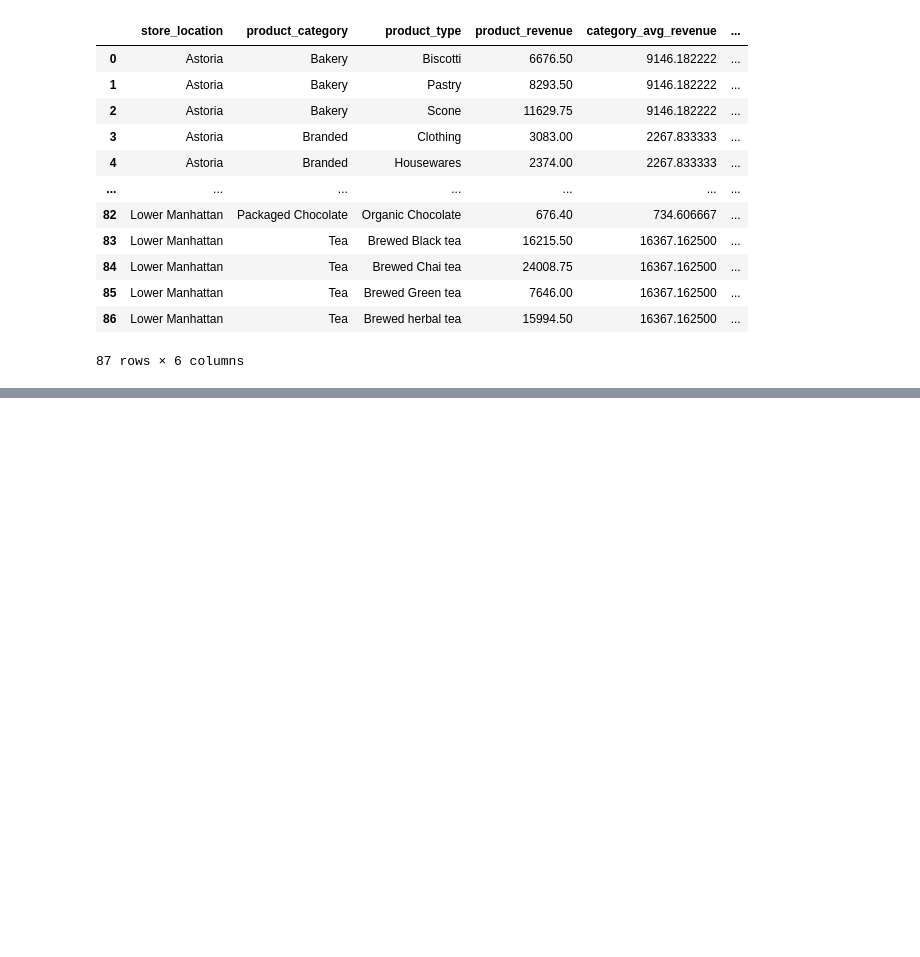
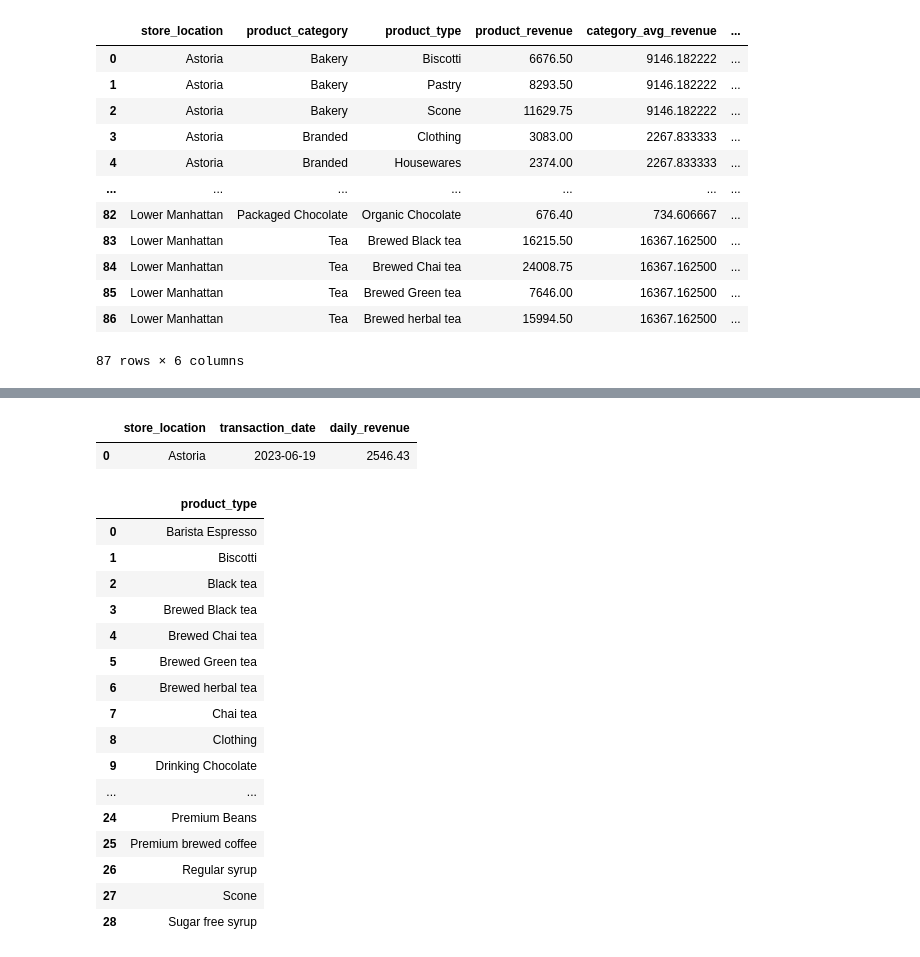
Before and after one commit to fairozkhanofficial/SQL-practice, a Jupyter notebook: SQL_Practice.ipynb, the cells around one changed output, grey strips where cells are left out. Cells and saved outputs as stored; diff of their text form; code cells hidden in the pictures; blank space fills up the shorter version.

```diff
--- a/SQL_Practice.ipynb
+++ b/SQL_Practice.ipynb
@@ -346,0 +387,40 @@ JOIN category_avg_cte c
+# %%
+# Store With Highest Single-Day Revenue
+run("""SELECT
+    store_location,
+    DATE(transaction_date) AS transaction_date,
+    ROUND(SUM(revenue),2) AS daily_revenue
+FROM coffee
+GROUP BY
+    store_location,
+    DATE(transaction_date)
+ORDER BY daily_revenue DESC
+LIMIT 1""")
+# %% [output]
+|  | store_location | transaction_date | daily_revenue |
+| 0 | Astoria | 2023-06-19 | 2546.43 |
+# %%
+# Product Types Appearing In All 3 Stores
+run("""SELECT
+    product_type
+FROM coffee
+GROUP BY product_type
+HAVING COUNT(DISTINCT store_location)=3""")
+# %% [output]
+|  | product_type |
+| 0 | Barista Espresso |
+| 1 | Biscotti |
+| 2 | Black tea |
+| 3 | Brewed Black tea |
+| 4 | Brewed Chai tea |
+| 5 | Brewed Green tea |
+| 6 | Brewed herbal tea |
+| 7 | Chai tea |
+| 8 | Clothing |
+| 9 | Drinking Chocolate |
+| ... | ... |
+| 24 | Premium Beans |
+| 25 | Premium brewed coffee |
+| 26 | Regular syrup |
+| 27 | Scone |
+| 28 | Sugar free syrup |
```
Also changed, not shown: parts of 4 cells of this notebook.
